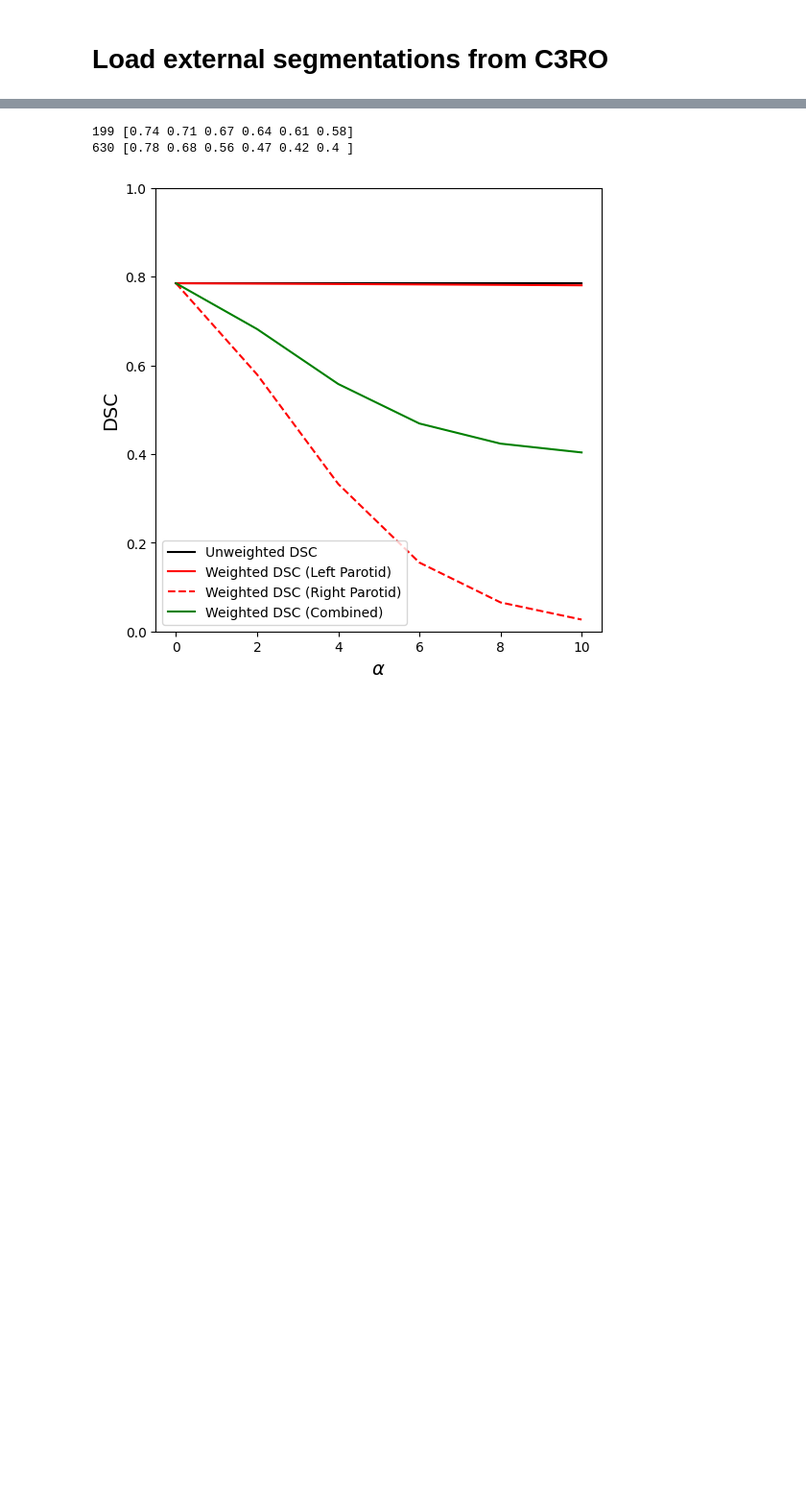
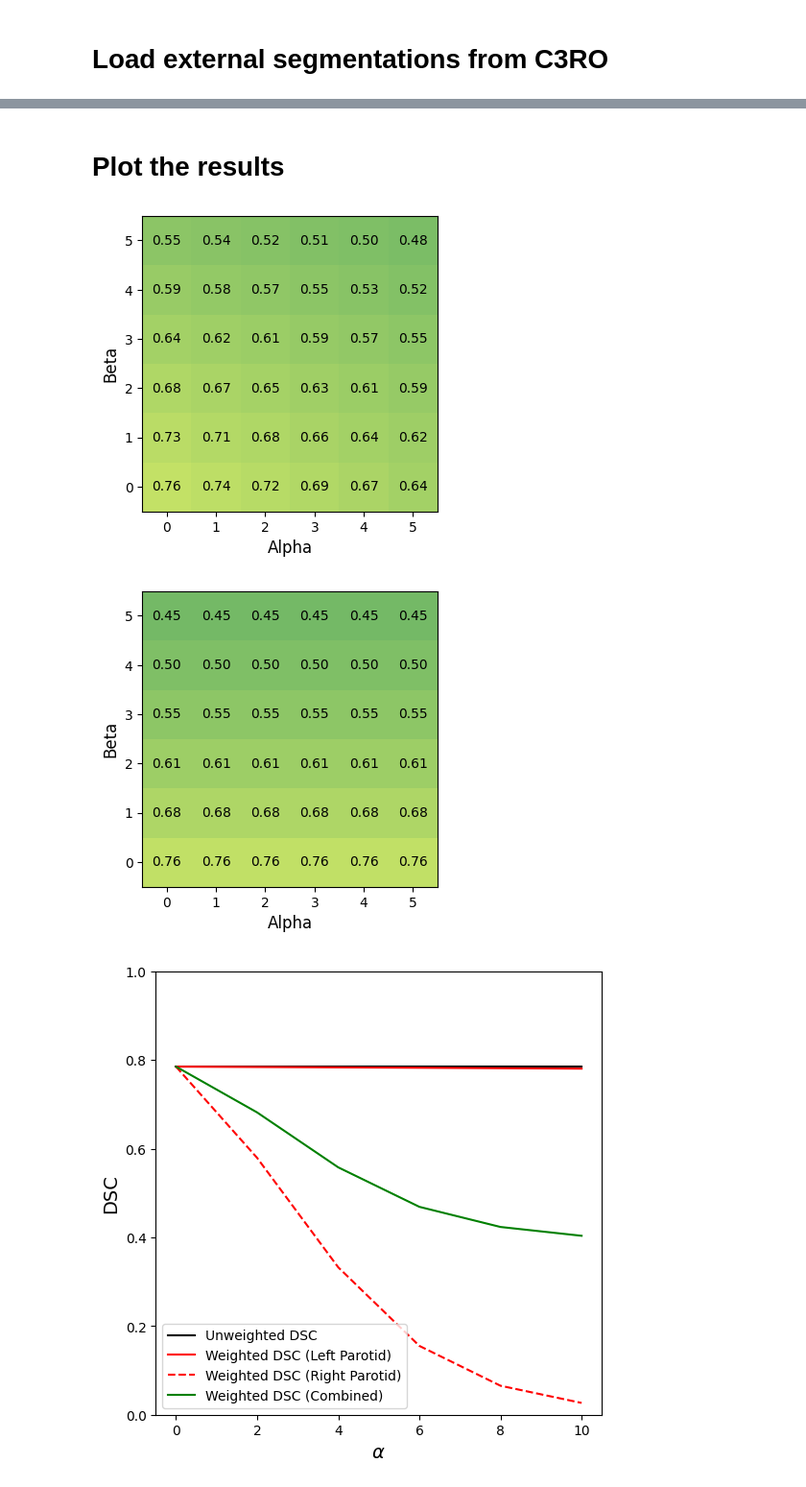
Before and after one commit to Lucas-Mc/OAR-weighted_Dice-Score, a Jupyter notebook: analysis.ipynb, the cells around one changed output, grey strips where cells are left out. Shown at 96% size. Cells and saved outputs as stored; diff of their text form; code cells hidden in the pictures; blank space fills up the shorter version.

```diff
--- a/analysis.ipynb
+++ b/analysis.ipynb
@@ -679,9 +711,26 @@ Total Elapsed Time: 5.492523193359375 s
-# %%
-for study_num in OAR_results.keys():
-    print(study_num, np.mean(OAR_results[study_num]['weighted'],axis=1).round(2))
-# %% [output]
-199 [0.74 0.71 0.67 0.64 0.61 0.58]
-630 [0.78 0.68 0.56 0.47 0.42 0.4 ]
+# %% [markdown]
+# Plot the results
+# %%
+out_results = np.zeros((len(all_alpha), len(all_beta)))
+
+for series_ind in [0,1]:
+    struct_ind = 0
+    for a,b in OAR_results[list(all_study_results.keys())[series_ind]]['weighted'].keys():
+        out_results[a][b] = list(OAR_results[list(all_study_results.keys())[series_ind]]['weighted'][(a,b)].values())[struct_ind]
+
+    plt.figure(figsize=(4,4))
+    plt.imshow(out_results.T, vmin=0, vmax=1, origin='lower', cmap='summer')
+    for a in range(out_results.shape[0]):
+        for b in range(out_results.shape[1]):
+            plt.text(all_alpha[a], all_beta[b], f'{out_results[a][b]:.2f}', ha='center', va='center')#, bbox=dict(fill=False, edgecolor='red', linewidth=2))
+    plt.xlabel('Alpha', fontsize=12)
+    plt.ylabel('Beta', fontsize=12)
+    # plt.colorbar()
+    # plt.title('Left Case' if series_ind == 0 else 'Right Case')
+    plt.show()
+# %% [output]
+[figure, added]
+[figure, added]
 # %%
 study_num = '630'
 
```
Also changed, not shown: parts of 5 cells of this notebook.
